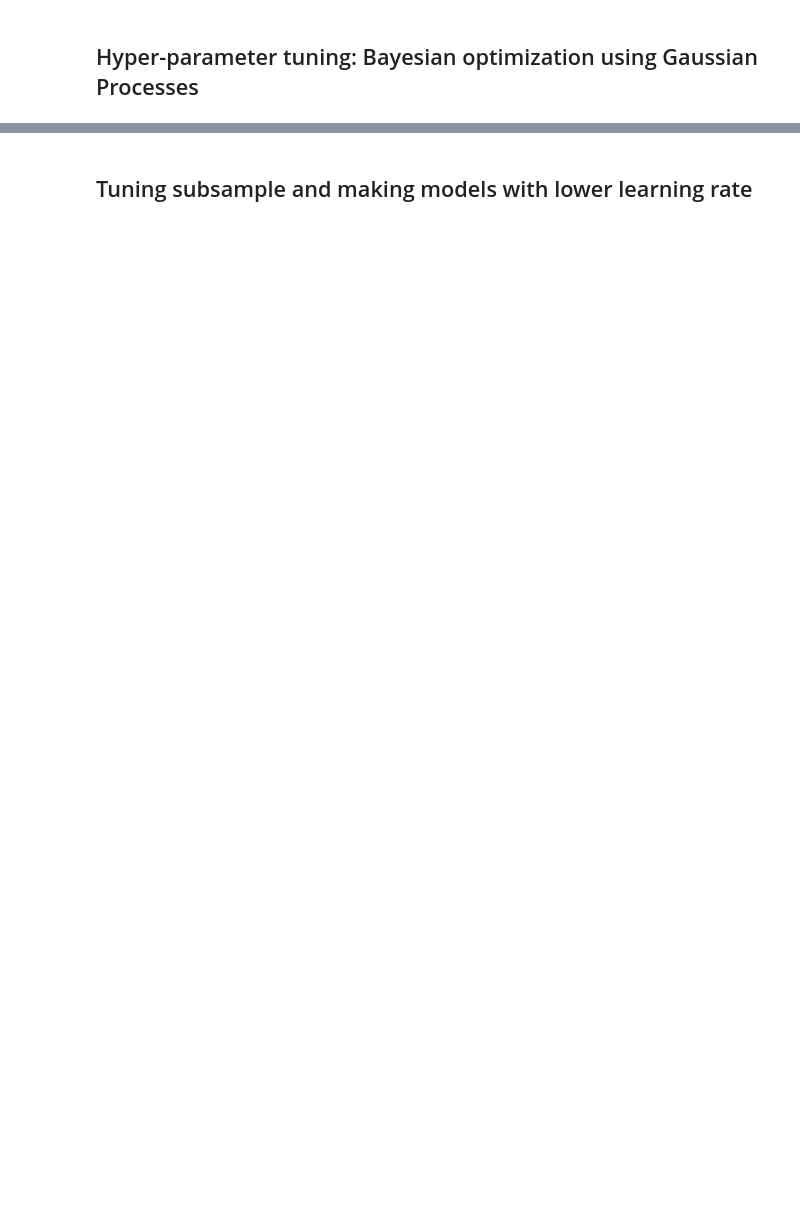
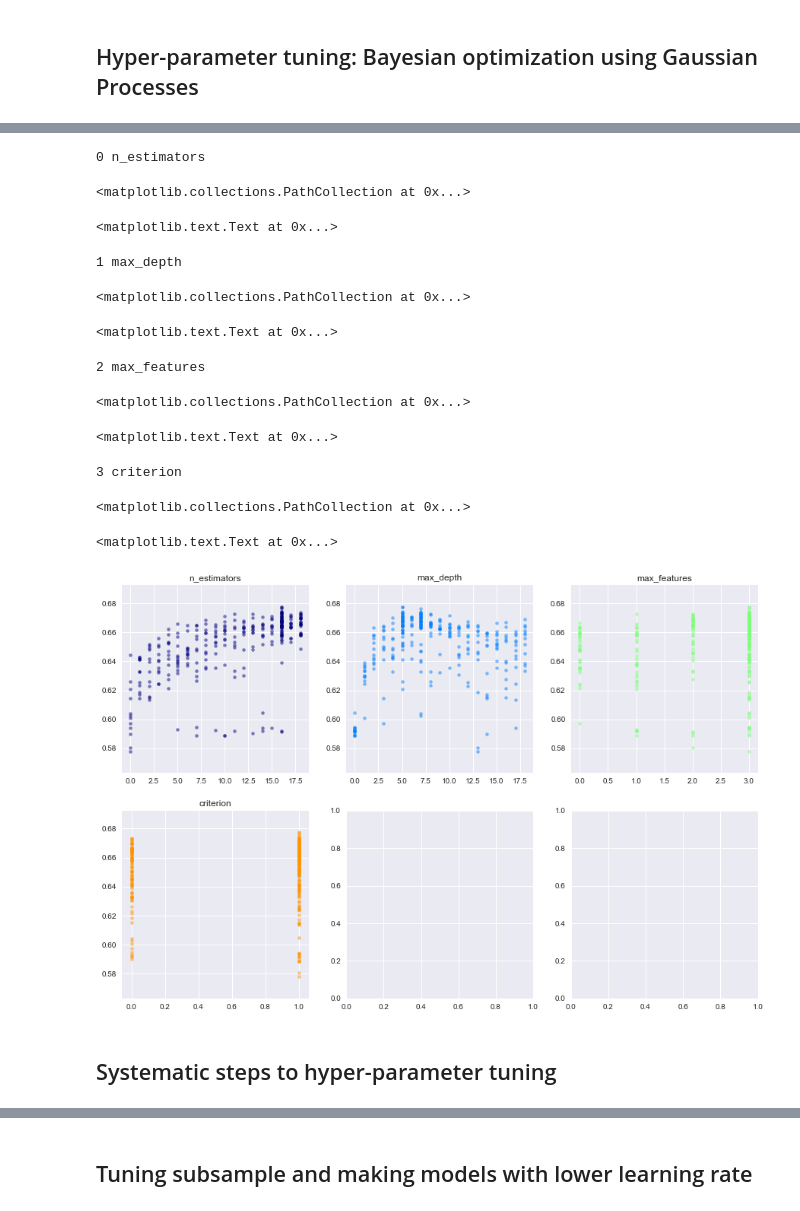
Before and after one commit to chrisjcc/DataScience, a Jupyter notebook: optimize_analysis.ipynb, the cells around one changed output, grey strips where cells are left out. Drawn from its saved outputs; the diff is of its cells as text; code cells hidden in the pictures; blank space fills up the shorter version.

Commit message:
include now bayesian hyper-parameter tuning using HyperOpt software

```diff
--- a/optimize_analysis.ipynb
+++ b/optimize_analysis.ipynb
@@ -1437,0 +1163,6 @@ plt.show()
+# %%
+trials = Trials()
+best = fmin(f, space4rf, algo=tpe.suggest, max_evals=300, trials=trials)
+
+print 'best:'
+print best
@@ -1437,0 +1187,33 @@ plt.show()
+# %%
+
+parameters = ['n_estimators', 'max_depth', 'max_features', 'criterion']
+f, axes = plt.subplots(nrows=2, ncols=3, figsize=(15,10))
+
+cmap = plt.cm.jet
+
+for i, val in enumerate(parameters):
+    print i, val
+    xs = np.array([t['misc']['vals'][val] for t in trials.trials]).ravel()
+    ys = [-t['result']['loss'] for t in trials.trials]
+    #xs, ys = zip(sorted(zip(xs, ys)))
+    ys = np.array(ys)
+    axes[i/3,i%3].scatter(xs, ys, s=20, linewidth=0.01, alpha=0.5, c=cmap(float(i)/len(parameters)))
+    axes[i/3,i%3].set_title(val)
+
+plt.show()
+# %% [output]
+0 n_estimators
+<matplotlib.collections.PathCollection at 0x...>
+<matplotlib.text.Text at 0x...>
+1 max_depth
+<matplotlib.collections.PathCollection at 0x...>
+<matplotlib.text.Text at 0x...>
+2 max_features
+<matplotlib.collections.PathCollection at 0x...>
+<matplotlib.text.Text at 0x...>
+3 criterion
+<matplotlib.collections.PathCollection at 0x...>
+<matplotlib.text.Text at 0x...>
+[figure, added]
+# %% [markdown]
+## Systematic steps to hyper-parameter tuning
```
Also changed, not shown: parts of 50 cells of this notebook.
